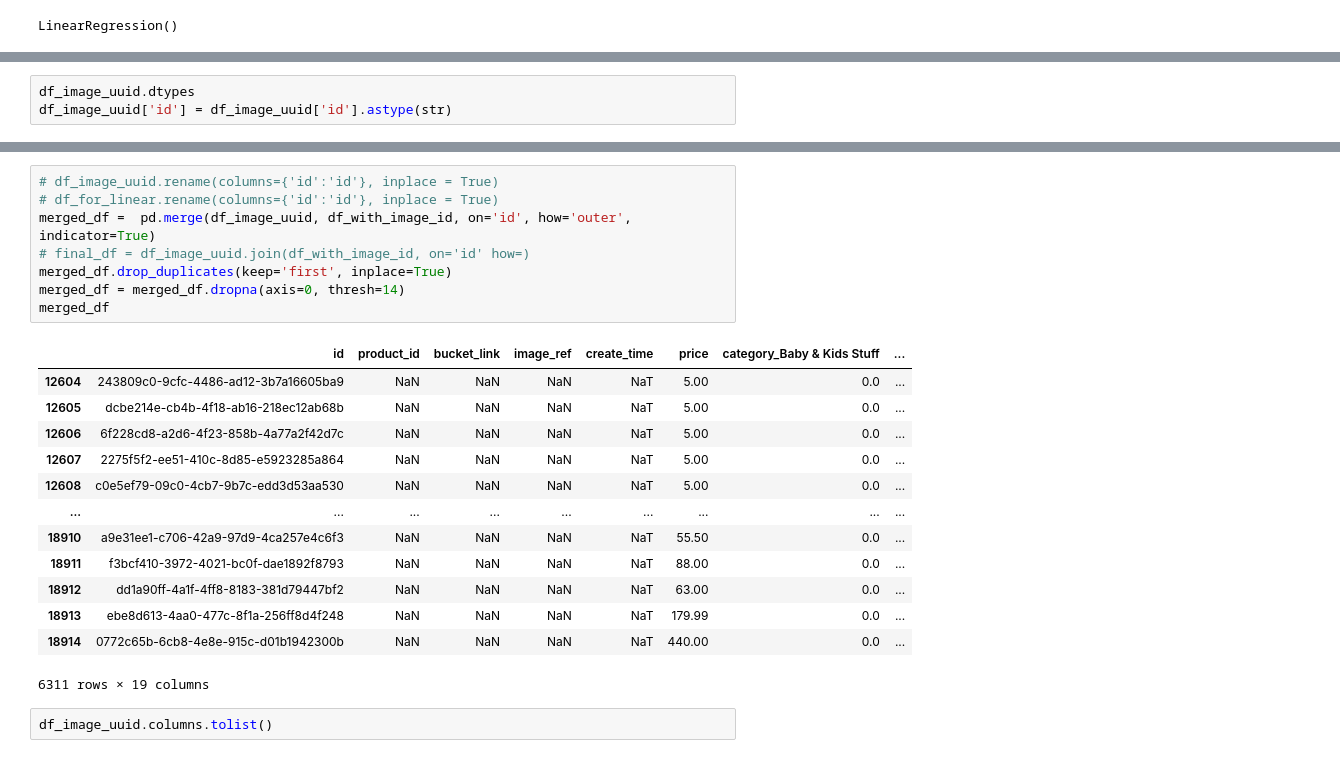
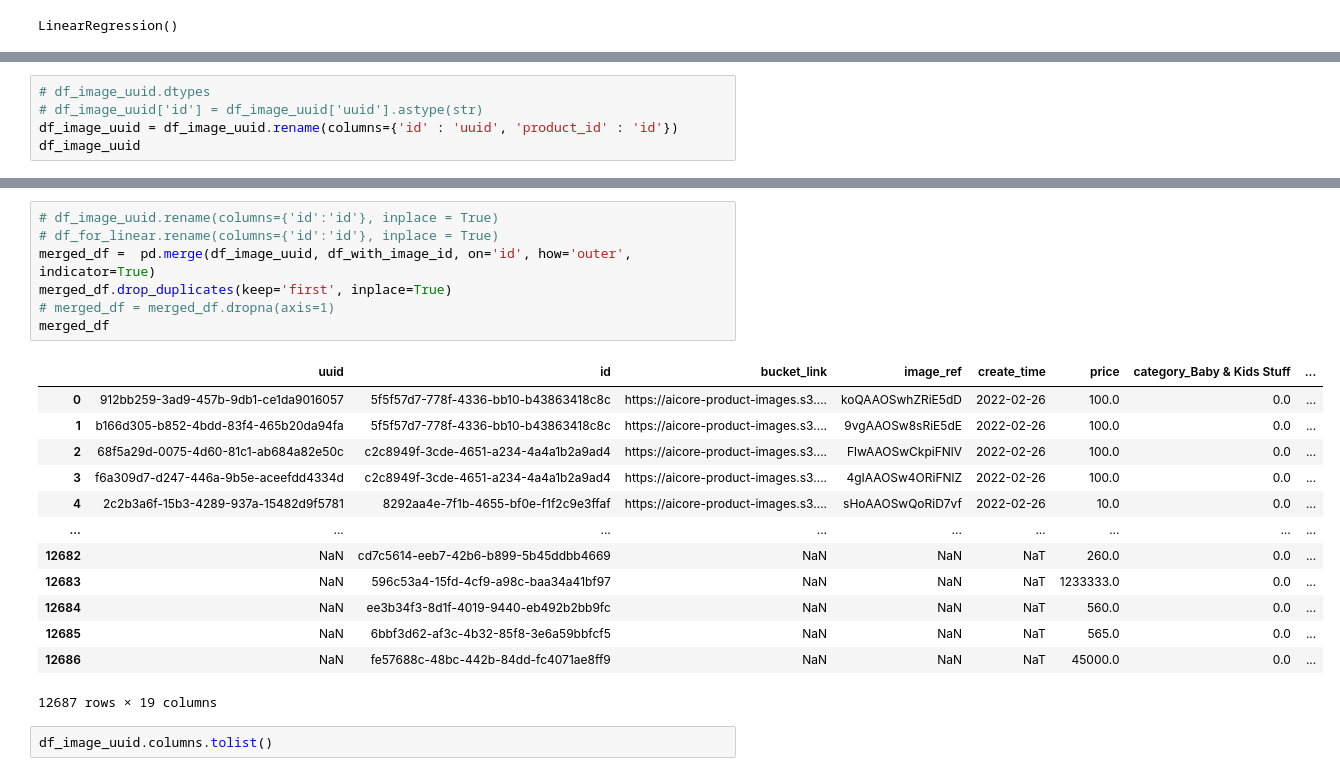
Before and after one commit to SaintpatrickII/facebook_ml, a Jupyter notebook: product_cleaned.ipynb, the cells around one changed output, grey strips where cells are left out. Drawn from its saved outputs; the diff is of its cells as text.

Commit message:
image id matches details

```diff
--- a/product_cleaned.ipynb
+++ b/product_cleaned.ipynb
@@ -347,3 +341,5 @@ print(df_image_uuid.head())
 # %%
-df_image_uuid.dtypes
-df_image_uuid['id'] = df_image_uuid['id'].astype(str)
+# df_image_uuid.dtypes
+# df_image_uuid['id'] = df_image_uuid['uuid'].astype(str)
+df_image_uuid = df_image_uuid.rename(columns={'id' : 'uuid', 'product_id' : 'id'})
+df_image_uuid
@@ -350,25 +360,24 @@ df_image_uuid['id'] = df_image_uuid['id'].astype(str)
 # %%
 # df_image_uuid.rename(columns={'id':'id'}, inplace = True)
 # df_for_linear.rename(columns={'id':'id'}, inplace = True)
 merged_df =  pd.merge(df_image_uuid, df_with_image_id, on='id', how='outer', indicator=True)
-# final_df = df_image_uuid.join(df_with_image_id, on='id' how=)
 merged_df.drop_duplicates(keep='first', inplace=True)
-merged_df = merged_df.dropna(axis=0, thresh=14)
+# merged_df = merged_df.dropna(axis=1)
 merged_df
 # %% [output]
-|  | id | product_id | bucket_link | image_ref | create_time | price | category_Baby & Kids Stuff | ... |
-| 12604 | 243809c0-9cfc-4486-ad12-3b7a16605ba9 | NaN | NaN | NaN | NaT | 5.00 | 0.0 | ... |
-| 12605 | dcbe214e-cb4b-4f18-ab16-218ec12ab68b | NaN | NaN | NaN | NaT | 5.00 | 0.0 | ... |
-| 12606 | 6f228cd8-a2d6-4f23-858b-4a77a2f42d7c | NaN | NaN | NaN | NaT | 5.00 | 0.0 | ... |
-| 12607 | 2275f5f2-ee51-410c-8d85-e5923285a864 | NaN | NaN | NaN | NaT | 5.00 | 0.0 | ... |
-| 12608 | c0e5ef79-09c0-4cb7-9b7c-edd3d53aa530 | NaN | NaN | NaN | NaT | 5.00 | 0.0 | ... |
+|  | uuid | id | bucket_link | image_ref | create_time | price | category_Baby & Kids Stuff | ... |
+| 0 | 912bb259-3ad9-457b-9db1-ce1da9016057 | 5f5f57d7-778f-4336-bb10-b43863418c8c | https://aicore-product-images.s3.... | koQAAOSwhZRiE5dD | 2022-02-26 | 100.0 | 0.0 | ... |
+| 1 | b166d305-b852-4bdd-83f4-465b20da94fa | 5f5f57d7-778f-4336-bb10-b43863418c8c | https://aicore-product-images.s3.... | 9vgAAOSw8sRiE5dE | 2022-02-26 | 100.0 | 0.0 | ... |
+| 2 | 68f5a29d-0075-4d60-81c1-ab684a82e50c | c2c8949f-3cde-4651-a234-4a4a1b2a9ad4 | https://aicore-product-images.s3.... | FlwAAOSwCkpiFNlV | 2022-02-26 | 100.0 | 0.0 | ... |
+| 3 | f6a309d7-d247-446a-9b5e-aceefdd4334d | c2c8949f-3cde-4651-a234-4a4a1b2a9ad4 | https://aicore-product-images.s3.... | 4gIAAOSw4ORiFNlZ | 2022-02-26 | 100.0 | 0.0 | ... |
+| 4 | 2c2b3a6f-15b3-4289-937a-15482d9f5781 | 8292aa4e-7f1b-4655-bf0e-f1f2c9e3ffaf | https://aicore-product-images.s3.... | sHoAAOSwQoRiD7vf | 2022-02-26 | 10.0 | 0.0 | ... |
 | ... | ... | ... | ... | ... | ... | ... | ... | ... |
-| 18910 | a9e31ee1-c706-42a9-97d9-4ca257e4c6f3 | NaN | NaN | NaN | NaT | 55.50 | 0.0 | ... |
-| 18911 | f3bcf410-3972-4021-bc0f-dae1892f8793 | NaN | NaN | NaN | NaT | 88.00 | 0.0 | ... |
-| 18912 | dd1a90ff-4a1f-4ff8-8183-381d79447bf2 | NaN | NaN | NaN | NaT | 63.00 | 0.0 | ... |
-| 18913 | ebe8d613-4aa0-477c-8f1a-256ff8d4f248 | NaN | NaN | NaN | NaT | 179.99 | 0.0 | ... |
-| 18914 | 0772c65b-6cb8-4e8e-915c-d01b1942300b | NaN | NaN | NaN | NaT | 440.00 | 0.0 | ... |
+| 12682 | NaN | cd7c5614-eeb7-42b6-b899-5b45ddbb4669 | NaN | NaN | NaT | 260.0 | 0.0 | ... |
+| 12683 | NaN | 596c53a4-15fd-4cf9-a98c-baa34a41bf97 | NaN | NaN | NaT | 1233333.0 | 0.0 | ... |
+| 12684 | NaN | ee3b34f3-8d1f-4019-9440-eb492b2bb9fc | NaN | NaN | NaT | 560.0 | 0.0 | ... |
+| 12685 | NaN | 6bbf3d62-af3c-4b32-85f8-3e6a59bbfcf5 | NaN | NaN | NaT | 565.0 | 0.0 | ... |
+| 12686 | NaN | fe57688c-48bc-442b-84dd-fc4071ae8ff9 | NaN | NaN | NaT | 45000.0 | 0.0 | ... |
-6311 rows × 19 columns
+12687 rows × 19 columns
 # %%
 df_image_uuid.columns.tolist()
 # %% [output]
```
Also changed, not shown: parts of 2 cells of this notebook.
